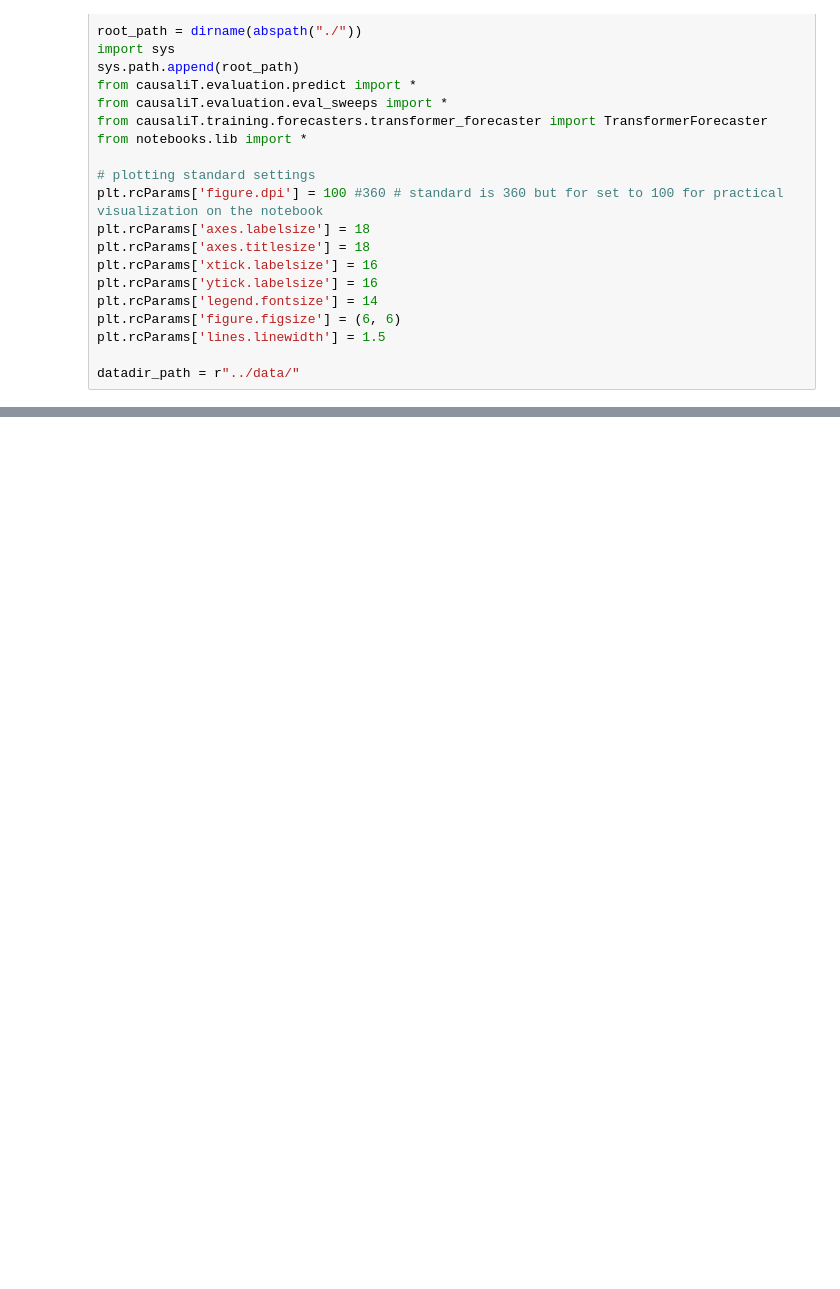
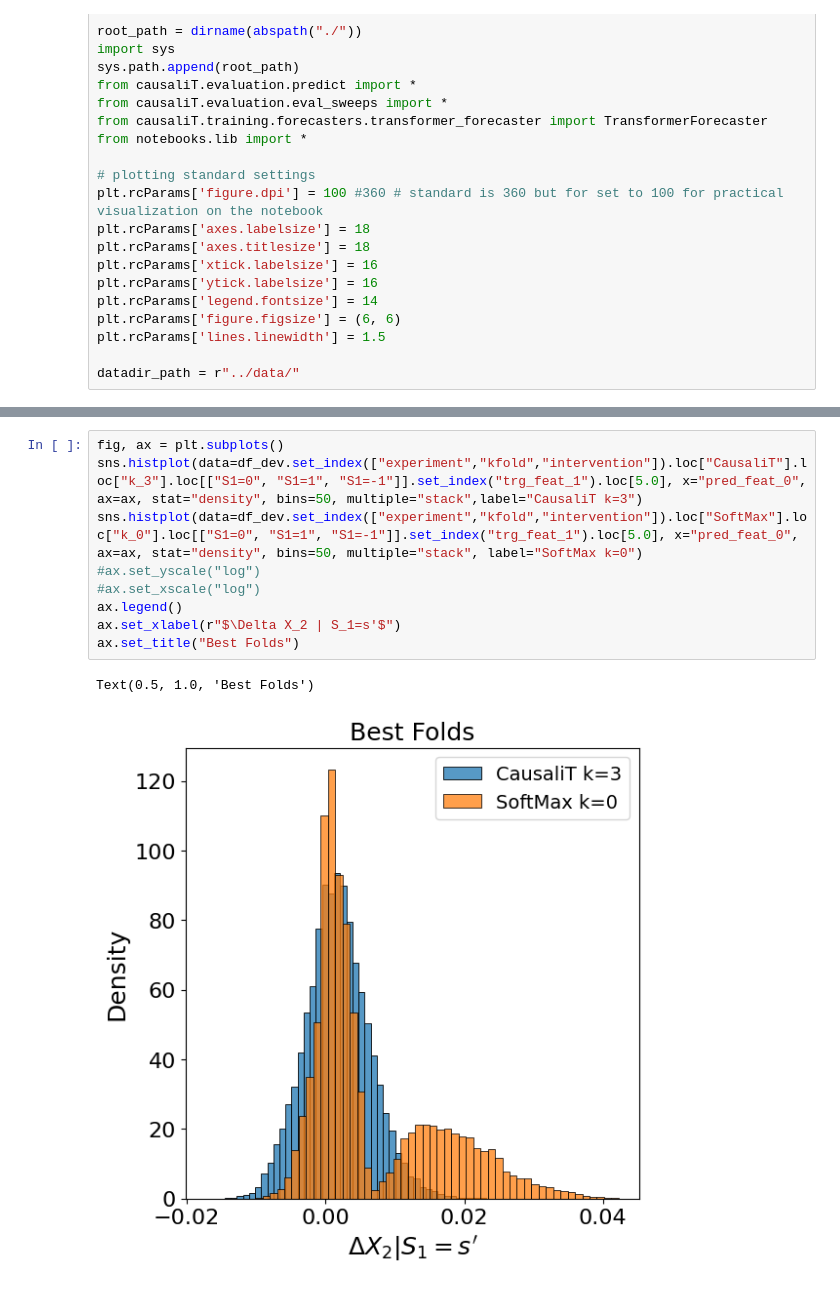
Before and after one commit to scipi1/causaliT, a Jupyter notebook: notebooks/nb_intervention.ipynb, the cells around one changed output, grey strips where cells are left out. Saved outputs shown, nothing was run; the diff lists cells and outputs as text; blank space fills up the shorter version.

```diff
--- a/notebooks/nb_intervention.ipynb
+++ b/notebooks/nb_intervention.ipynb
@@ -233,0 +233,12 @@ sns.histplot(data=df_deviation.set_index(["experiment", "trg_feat_1"]).loc["Soft
+# %%
+fig, ax = plt.subplots()
+sns.histplot(data=df_dev.set_index(["experiment","kfold","intervention"]).loc["CausaliT"].loc["k_3"].loc[["S1=0", "S1=1", "S1=-1"]].set_index("trg_feat_1").loc[5.0], x="pred_feat_0", ax=ax, stat="density", bins=50, multiple="stack",label="CausaliT k=3")
+sns.histplot(data=df_dev.set_index(["experiment","kfold","intervention"]).loc["SoftMax"].loc["k_0"].loc[["S1=0", "S1=1", "S1=-1"]].set_index("trg_feat_1").loc[5.0], x="pred_feat_0", ax=ax, stat="density", bins=50, multiple="stack", label="SoftMax k=0")
+#ax.set_yscale("log")
+#ax.set_xscale("log")
+ax.legend()
+ax.set_xlabel(r"$\Delta X_2 | S_1=s'$")
+ax.set_title("Best Folds")
+# %% [output]
+Text(0.5, 1.0, 'Best Folds')
+[figure, added]
```
Also changed, not shown: parts of 27 cells of this notebook, 51 other files.
